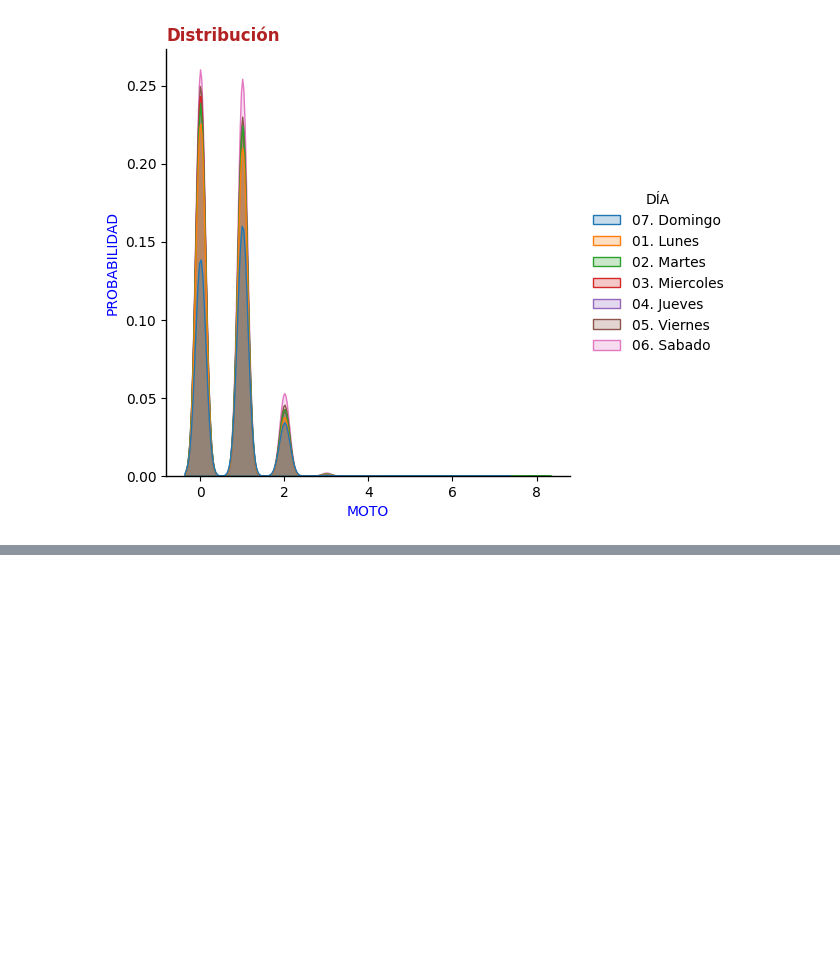
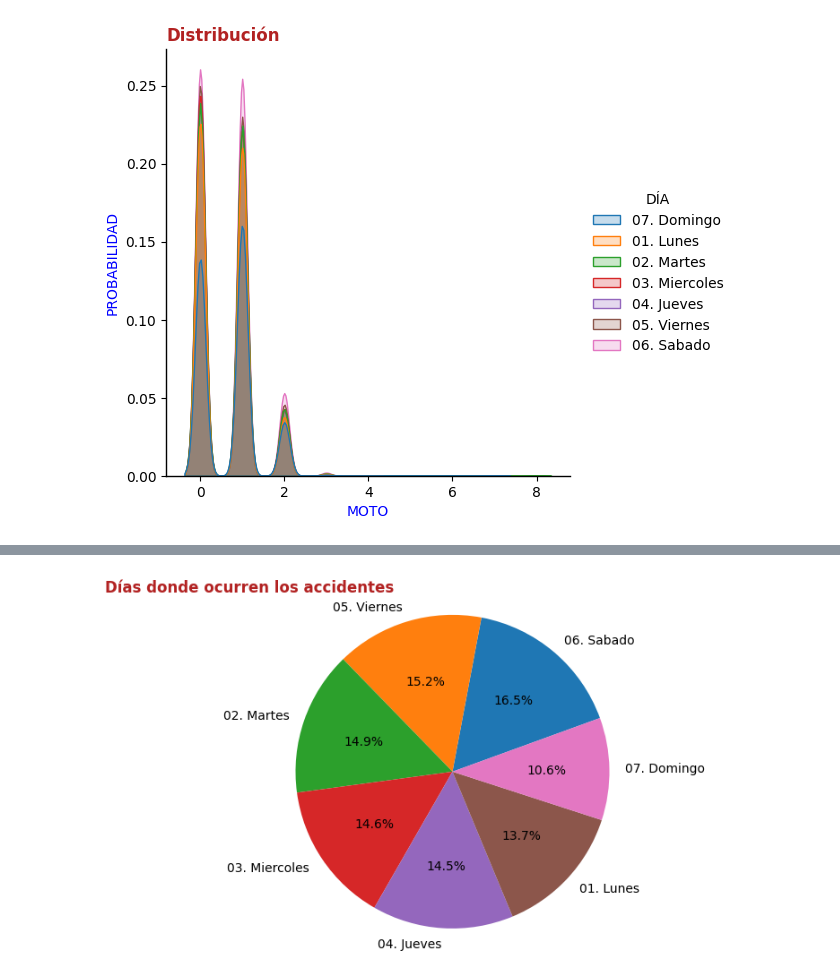
Before and after one commit to Akelarre1/BitRepo, a Jupyter notebook: Act2.ipynb, the cells around one changed output, grey strips where cells are left out. Saved outputs shown, nothing was run; the diff lists cells and outputs as text; code cells hidden in the pictures; blank space fills up the shorter version.

```diff
--- a/Act2.ipynb
+++ b/Act2.ipynb
@@ -246,3 +246,8 @@ ax.set(xlabel='MOTO', ylabel='PROBABILIDAD', title='Distribución')
 plt.show()
 # %% [output]
 [figure]
+# %%
+import matplotlib.pyplot as plt
+
+Día_count = A["DÍA"].value_counts()
+Día_count
@@ -248,0 +264,8 @@ plt.show()
+# %%
+plt.figure(figsize=(10, 5))
+plt.pie(Día_count, labels=Día_count.index, autopct='%1.1f%%', startangle=20)
+plt.title('Días donde ocurren los accidentes')
+plt.axis('equal')
+plt.show()
+# %% [output]
+[figure, added]
```
Also changed, not shown: parts of 4 cells of this notebook.
